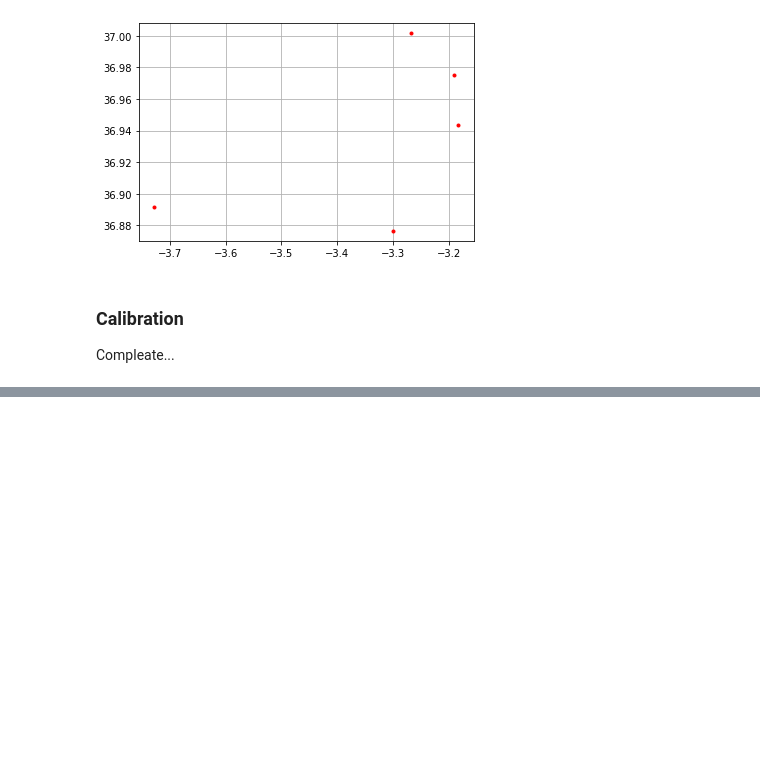
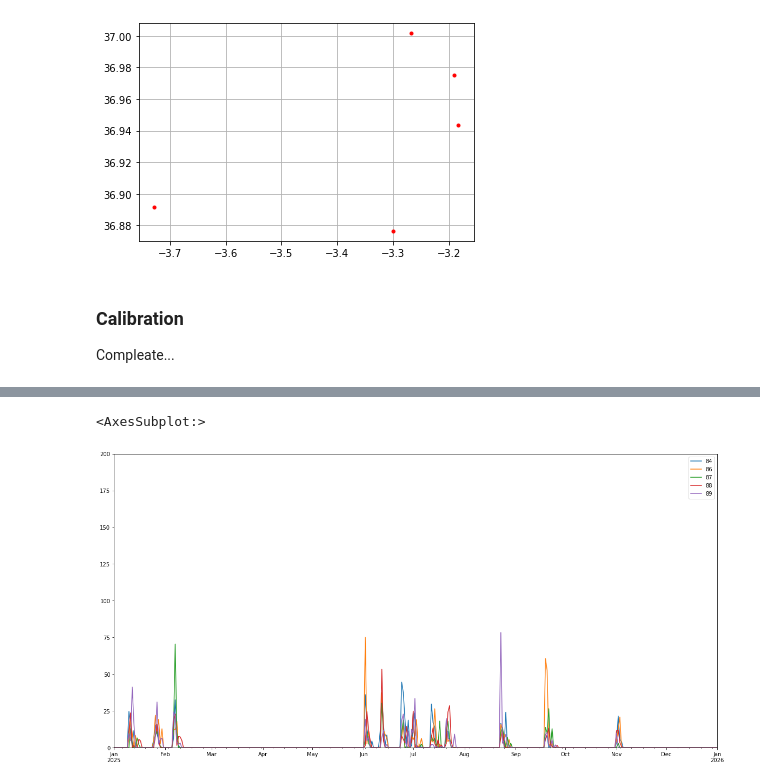
Before and after one commit to IHCantabria/NEOPRENE, a Jupyter notebook: notebooks/STNSRP_test_SN.ipynb, the cells around one changed output, grey strips where cells are left out. Cells and saved outputs as stored; diff of their text form; code cells hidden in the pictures; blank space fills up the shorter version.

```diff
--- a/notebooks/STNSRP_test_SN.ipynb
+++ b/notebooks/STNSRP_test_SN.ipynb
@@ -182,0 +186,5 @@ Numero de celdas de lluvia por tormenta 341.8181818181818
+# %%
+SIM1.Daily_Simulation.plot(figsize=(20, 10), xlim=['2025-01-01', '2026-01-01'], ylim=[0, 200])
+# %% [output]
+<AxesSubplot:>
+[figure, added]
```
Also changed, not shown: parts of 6 cells of this notebook, 5 other files.
